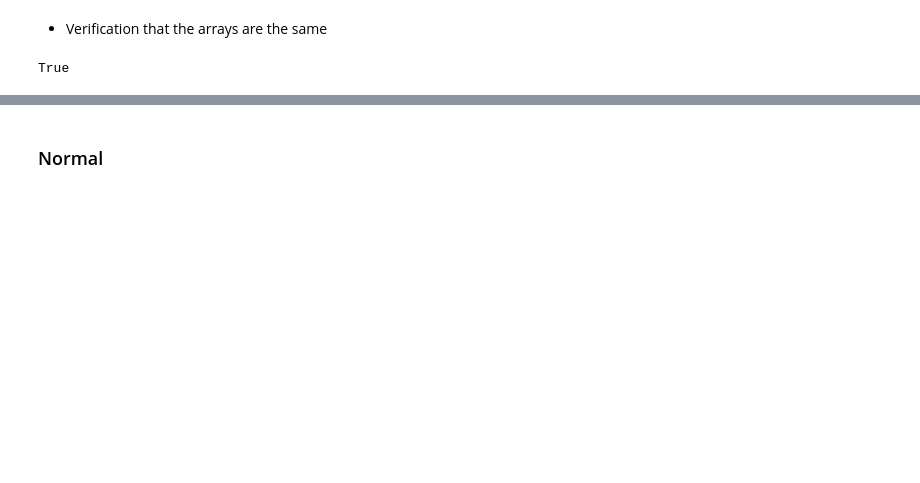
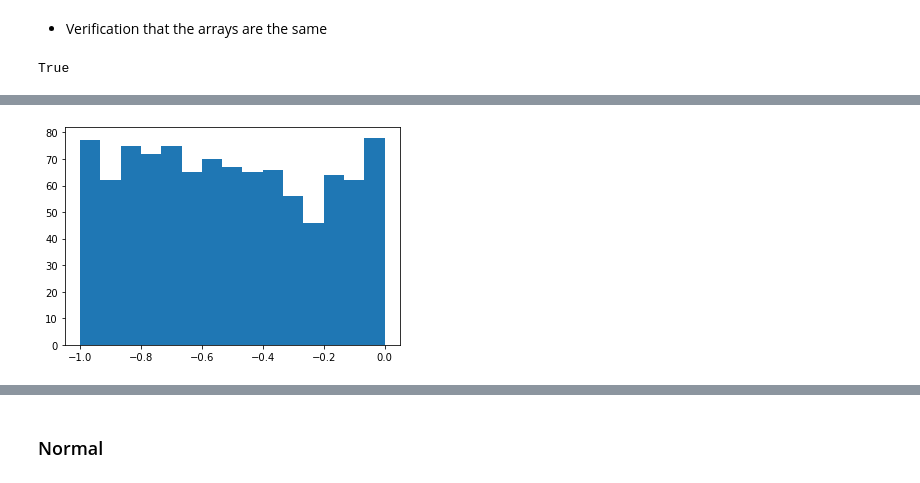
Before and after one commit to ShanePAustin/numpy-random, a Jupyter notebook: numpy-random.ipynb, the cells around one changed output, grey strips where cells are left out. Cells and saved outputs as stored; diff of their text form; code cells hidden in the pictures; blank space fills up the shorter version.

```diff
--- a/numpy-random.ipynb
+++ b/numpy-random.ipynb
@@ -518,0 +558,3 @@ True
+# %%
+data = rng.uniform(-1,0,1000)
+data
@@ -518,0 +579,5 @@ True
+# %%
+plt.hist(data, bins=15)
+plt.show()
+# %% [output]
+[figure, added]
```
Also changed, not shown: parts of 44 cells of this notebook.
